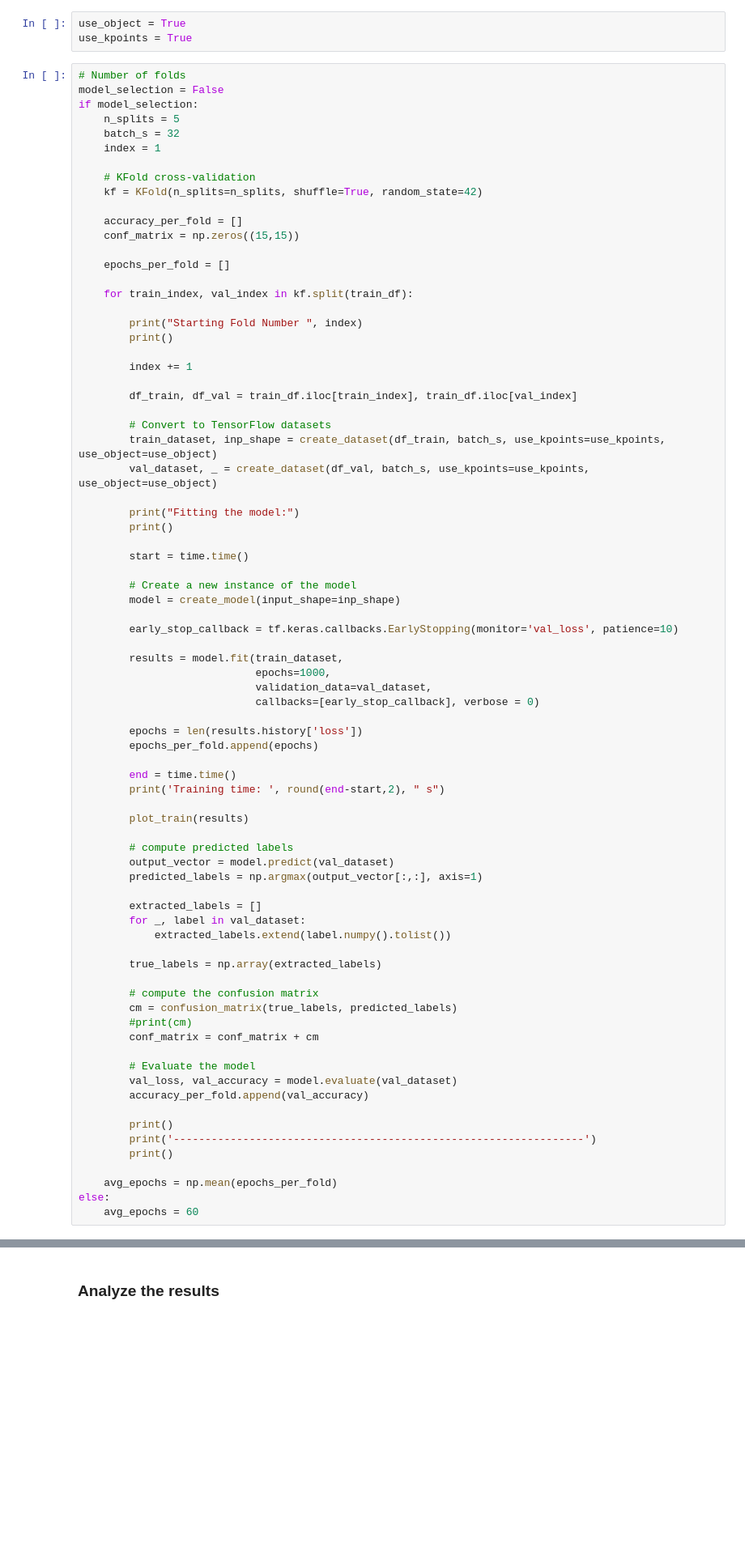
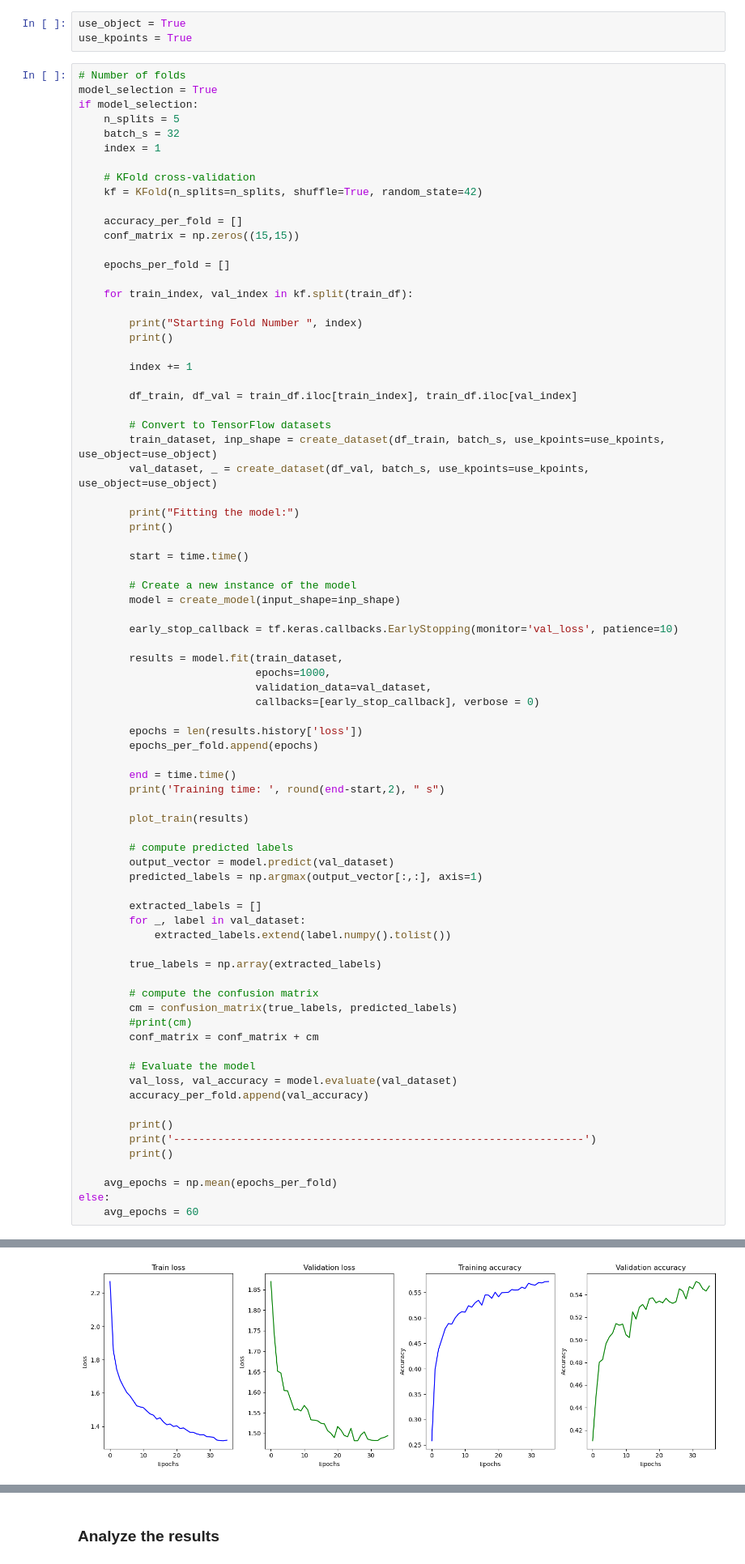
Before and after one commit to Vatsal-Sharma2003/HUMAN-POSE-ESTIMATION-USING-MACHINE-LEARNING, a Jupyter notebook: FFNN_both.ipynb, the cells around one changed output, grey strips where cells are left out. Shown at 81% size. Cells and saved outputs as stored; diff of their text form; blank space fills up the shorter version.

```diff
--- a/FFNN_both.ipynb
+++ b/FFNN_both.ipynb
@@ -258,7 +258,7 @@ use_object = True
 use_kpoints = True
 # %%
 # Number of folds
-model_selection = False
+model_selection = True
 if model_selection:
     n_splits = 5
     batch_s = 32
@@ -334,3 +334,4 @@ if model_selection:
     avg_epochs = np.mean(epochs_per_fold)
 else:
     avg_epochs = 60
+# %% [output]
@@ -336,0 +344 @@ else:
+[figure, added]
```
Also changed, not shown: parts of 11 cells of this notebook.
